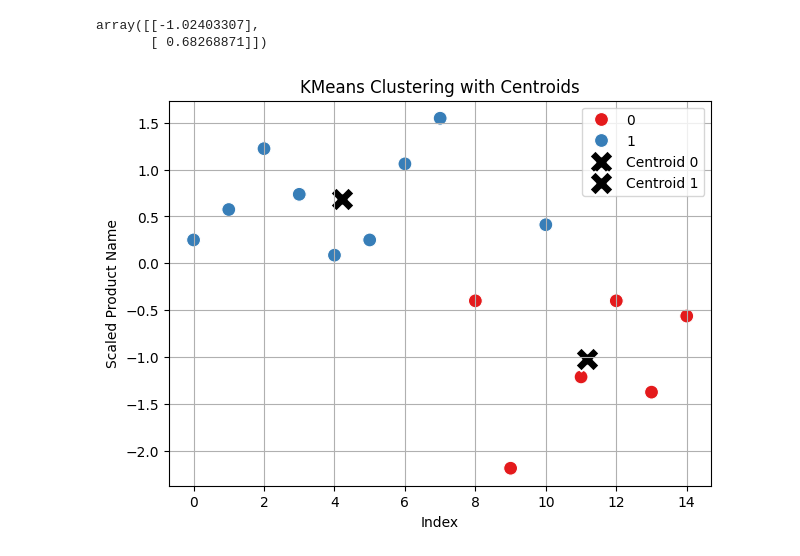
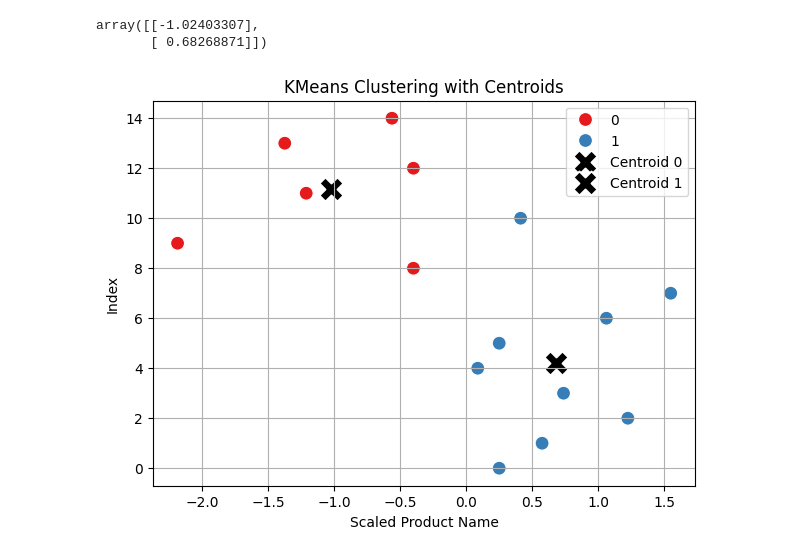
Before and after one commit to Namachivayam2001/ML-Tutorials, a Jupyter notebook: K-Means.ipynb, the cells around one changed output. Saved outputs shown, nothing was run; the diff lists cells and outputs as text; code cells hidden in the pictures.

Commit message:
change the axis of the graphs

```diff
--- a/K-Means.ipynb
+++ b/K-Means.ipynb
@@ -197,34 +196,34 @@ array([[-1.02403307],
 # %%
 plt.figure(figsize=(7, 5))
 sns.scatterplot(
-    x=df.index,
-    y='scaled',
+    y=df.index,
+    x='scaled',
     hue='Cluster',
     palette='Set1',
     s=100,
     data=df
 )
 
 # Plot centroids as 'X' markers
 for idx, center in enumerate(kmeans.cluster_centers_):
     # Calculate x-position (mean index of cluster points)
     x_pos = df[df['Cluster'] == idx].index.values.mean()
 
     sns.scatterplot(
-        x=[x_pos],
-        y=[center[0]],
+        y=[x_pos],
+        x=[center[0]],
         marker='X',
         s=300,
         color='black',
         edgecolor='white',
         label=f'Centroid {idx}'
     )
 
 plt.title('KMeans Clustering with Centroids')
-plt.xlabel('Index')
-plt.ylabel('Scaled Product Name')
+plt.xlabel('Scaled Product Name')
+plt.ylabel('Index')
 plt.legend()
 plt.grid(True)
 plt.show()
 # %% [output]
-[figure, old version]
+[figure, new version]
```
Also changed, not shown: parts of 1 cell of this notebook.
